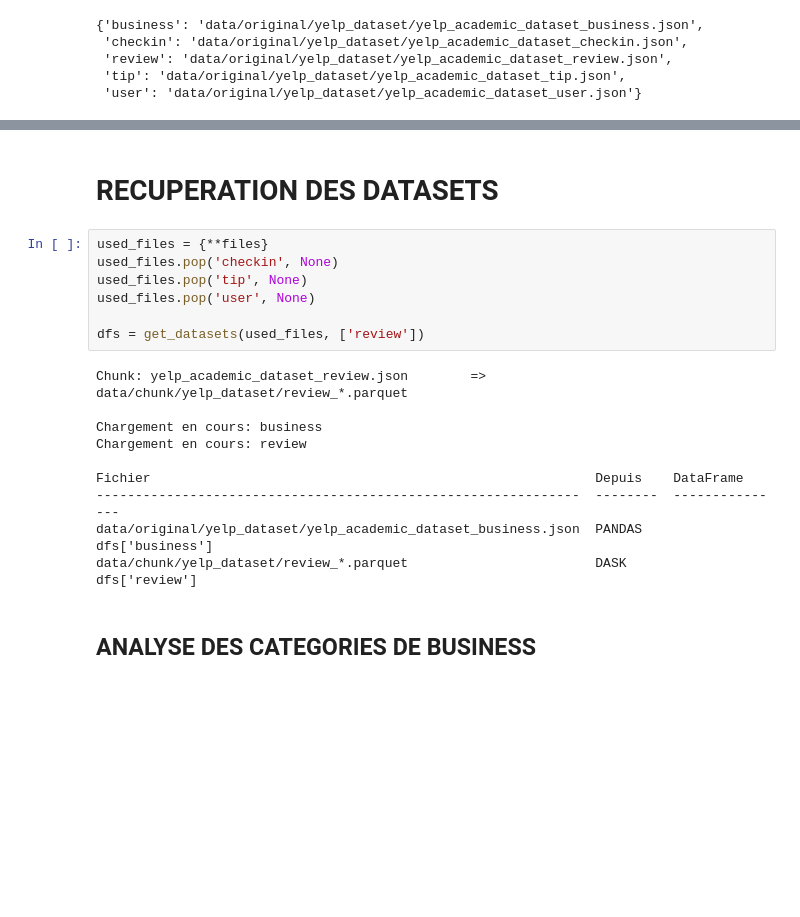
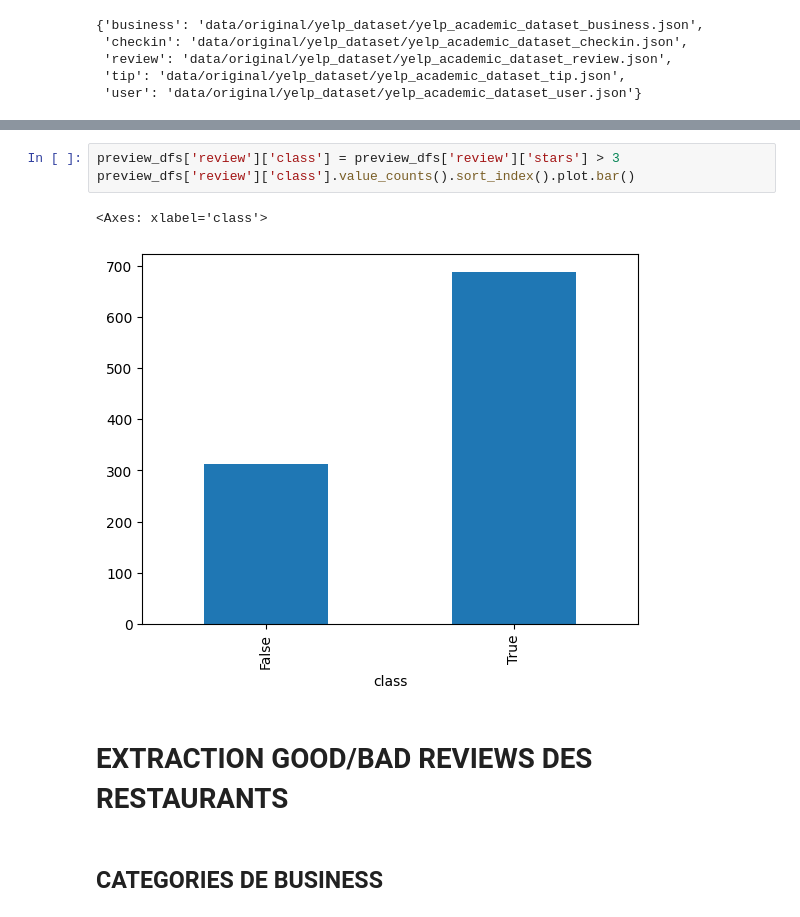
Before and after one commit to CODEheures/oc-ingenieur-ia, a Jupyter notebook: p6/projet/preprocess_text1.ipynb, the cells around one changed output, grey strips where cells are left out. Drawn from its saved outputs; the diff is of its cells as text; blank space fills up the shorter version.

```diff
--- a/p6/projet/preprocess_text1.ipynb
+++ b/p6/projet/preprocess_text1.ipynb
@@ -207,22 +217,11 @@ array(['Doctors, Traditional Chinese Medicine, Naturopathic/Holistic, Acupunctur
+# %%
+preview_dfs['review']['class'] = preview_dfs['review']['stars'] > 3
+preview_dfs['review']['class'].value_counts().sort_index().plot.bar()
+# %% [output]
+<Axes: xlabel='class'>
+[figure, added]
 # %% [markdown]
-# RECUPERATION DES DATASETS
+# EXTRACTION GOOD/BAD REVIEWS DES RESTAURANTS
-# %%
-used_files = {**files}
-used_files.pop('checkin', None)
-used_files.pop('tip', None)
-used_files.pop('user', None)
-
-dfs = get_datasets(used_files, ['review'])
-# %% [output]
-Chunk: yelp_academic_dataset_review.json        =>      data/chunk/yelp_dataset/review_*.parquet
-
-Chargement en cours: business
-Chargement en cours: review
-
-Fichier                                                         Depuis    DataFrame
---------------------------------------------------------------  --------  ---------------
-data/original/yelp_dataset/yelp_academic_dataset_business.json  PANDAS    dfs['business']
-data/chunk/yelp_dataset/review_*.parquet                        DASK      dfs['review']
 # %% [markdown]
-## ANALYSE DES CATEGORIES DE BUSINESS
+## CATEGORIES DE BUSINESS
 # %%
```
Also changed, not shown: parts of 26 cells of this notebook, 1 other file.
